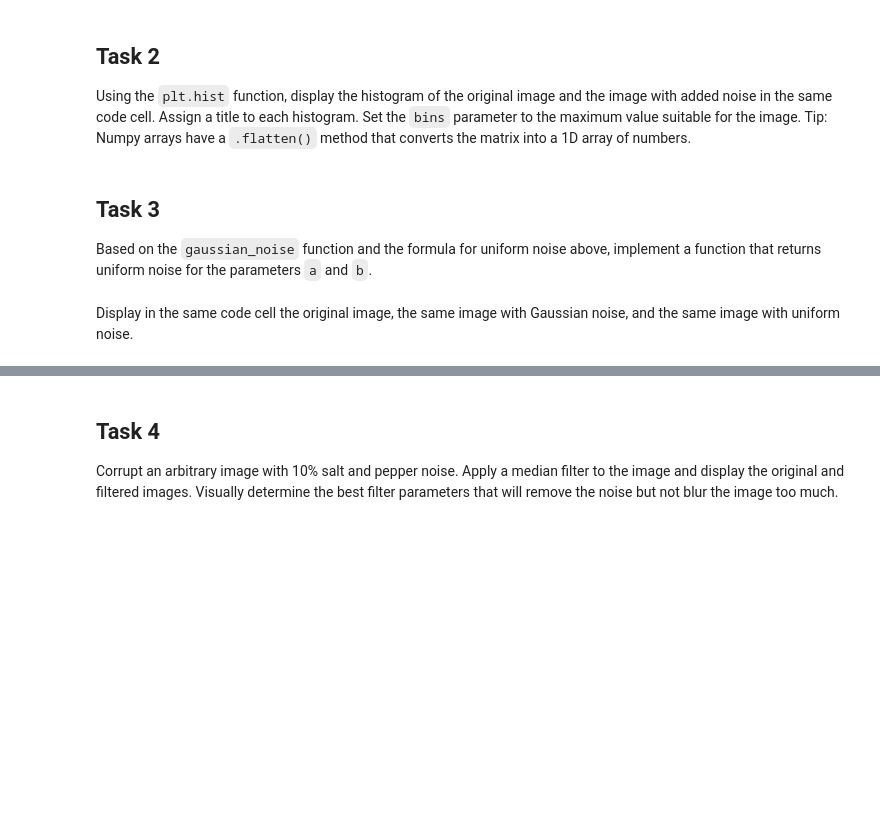
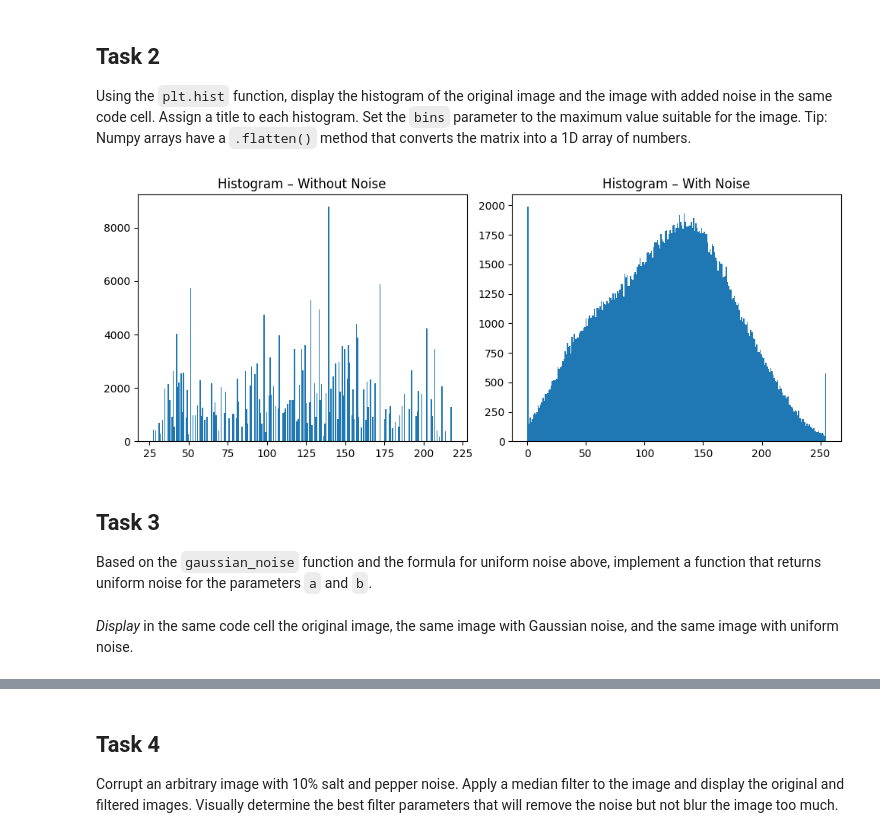
Before and after one commit to mergotic-byte/mergotic_lab1, a Jupyter notebook: lab2.ipynb, the cells around one changed output, grey strips where cells are left out. Saved outputs shown, nothing was run; the diff lists cells and outputs as text; code cells hidden in the pictures; blank space fills up the shorter version.

```diff
--- a/lab2.ipynb
+++ b/lab2.ipynb
@@ -330,3 +326,22 @@ Using the `plt.hist` function, display the histogram of the original image and t
+# %%
+import matplotlib.pyplot as plt
+
+# Histogram originalne slike
+plt.figure(figsize=(10, 4))
+
+plt.subplot(1, 2, 1)
+plt.hist(img.flatten(), bins=256)
+plt.title("Histogram – Without Noise")
+
+# Histogram slike sa šumom
+plt.subplot(1, 2, 2)
+plt.hist(img_noisy.flatten(), bins=256)
+plt.title("Histogram – With Noise")
+
+plt.tight_layout()
+plt.show()
+# %% [output]
+[figure, added]
 # %% [markdown]
 ## Task 3
 
@@ -336,2 +357,2 @@ Based on the `gaussian_noise` function and the formula for uniform noise above,
 # %% [markdown]
-Display in the same code cell the original image, the same image with Gaussian noise, and the same image with uniform noise.
+*Display* in the same code cell the original image, the same image with Gaussian noise, and the same image with uniform noise.
```
Also changed, not shown: parts of 8 cells of this notebook.
